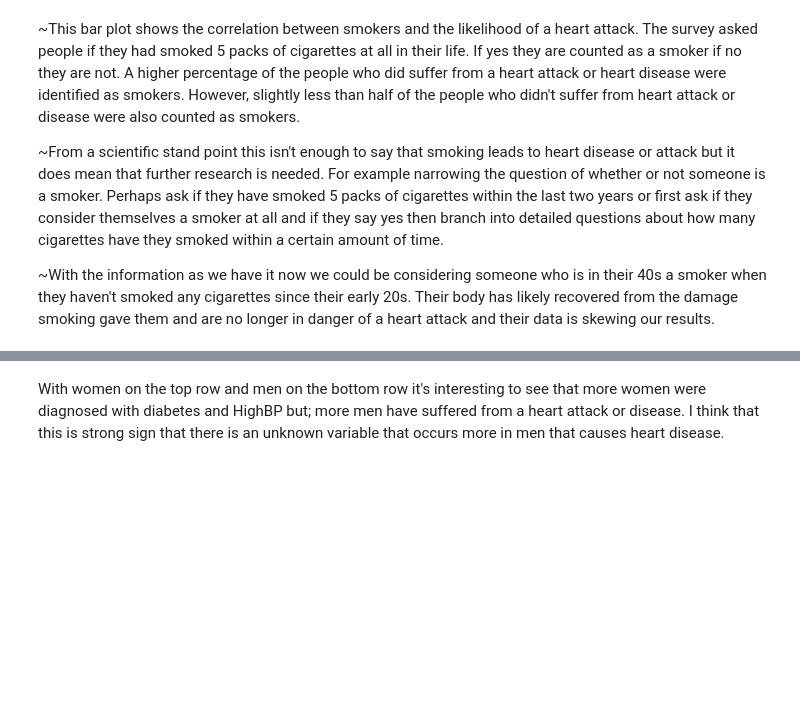
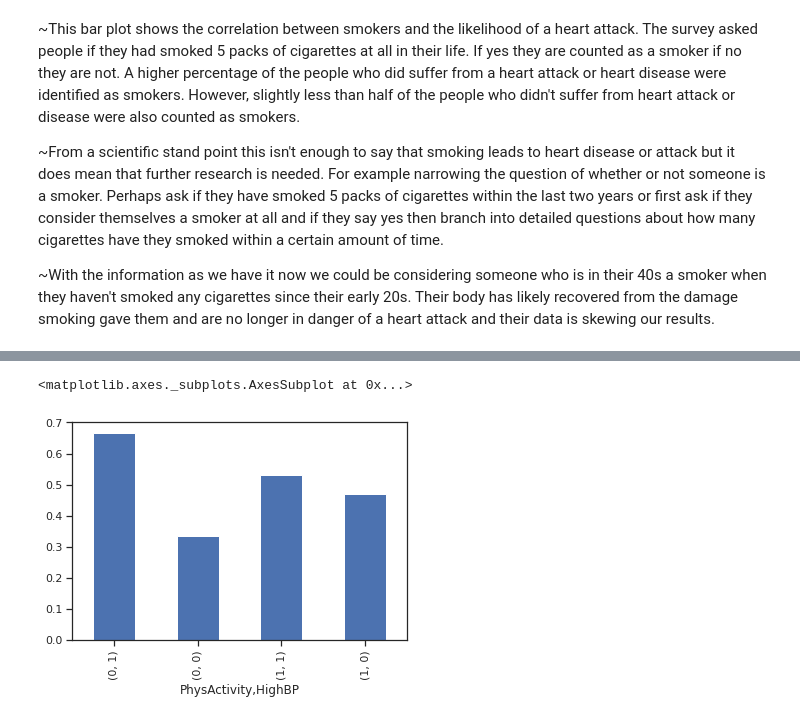
Before and after one commit to meburns2011/Heart-Disease-Predictor, a Jupyter notebook: Heart_Disease_Predictor.ipynb, the cells around one changed output, grey strips where cells are left out. Drawn from its saved outputs; the diff is of its cells as text; code cells hidden in the pictures; blank space fills up the shorter version.

```diff
--- a/Heart_Disease_Predictor.ipynb
+++ b/Heart_Disease_Predictor.ipynb
@@ -440,17 +427,3 @@ plt.xticks(rotation=45)
 ~From a scientific stand point this isn't enough to say that smoking leads to heart disease or attack but it does mean that further research is needed. For example narrowing the question of whether or not someone is a smoker. Perhaps ask if they have smoked 5 packs of cigarettes within the last two years or first ask if they consider themselves a smoker at all and if they say yes then branch into detailed questions about how many cigarettes have they smoked within a certain amount of time.
 
 ~With the information as we have it now we could be considering someone who is in their 40s a smoker when they haven't smoked any cigarettes since their early 20s. Their body has likely recovered from the damage smoking gave them and are no longer in danger of a heart attack and their data is skewing our results.
-# %%
-sns.set_theme(style='ticks')
-f,ax=plt.subplots(figsize=(10,10))
-sns.despine(f)
-
-sns.histplot(
-    df,
-    x='HighBP',hue='PhysActivity',
-    edgecolor='k',
-    palette='tab10',
-    linewidth=.5,
-    multiple='stack',
-)
-plt.xticks(rotation=45)
@@ -463,12 +429,0 @@ You would think that more physical activity would prevent high blood pressure ho
-# %%
-sns.set_theme(style="darkgrid")
-
-sns.displot(
-    df, x="Diabetes_binary", col="HeartDiseaseorAttack", row="Sex",
-    binwidth=3, height=3, facet_kws=dict(margin_titles=True),
-)
-
-sns.displot(
-    df, x="HighBP", col="HeartDiseaseorAttack", row="Sex",
-    binwidth=3, height=3, facet_kws=dict(margin_titles=True),
-)
@@ -479,2 +430,7 @@ sns.displot(
-# %% [markdown]
-With women on the top row and men on the bottom row it's interesting to see that more women were diagnosed with diabetes and HighBP but; more men have suffered from a heart attack or disease. I think that this is strong sign that there is an unknown variable that occurs more in men that causes heart disease.
+# %%
+phys_bp=df.groupby(['PhysActivity'])['HighBP'].value_counts(normalize=True)
+# %%
+phys_bp.plot.bar()
+# %% [output]
+<matplotlib.axes._subplots.AxesSubplot at 0x...>
+[figure, added]
```
Also changed, not shown: parts of 29 cells of this notebook.
